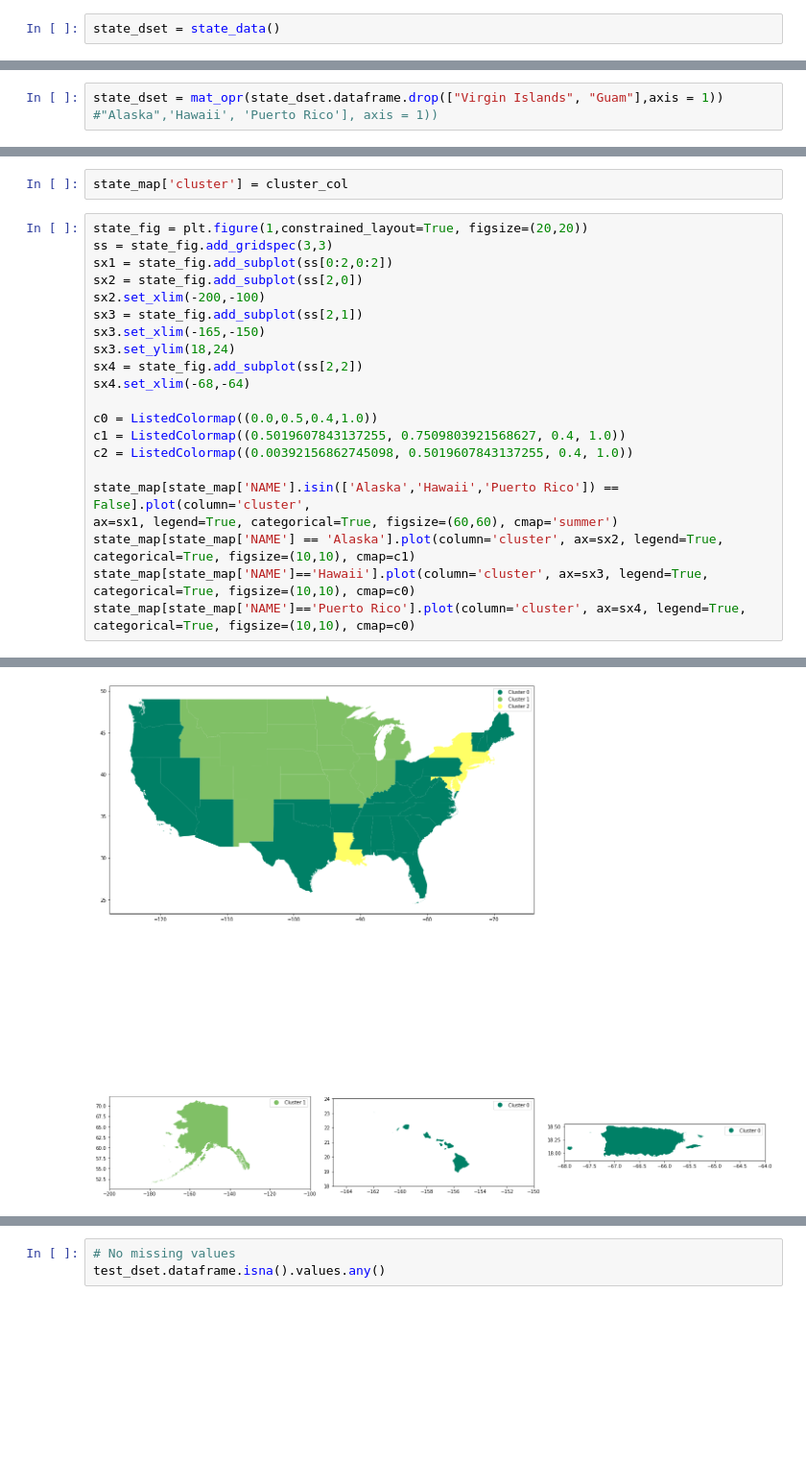
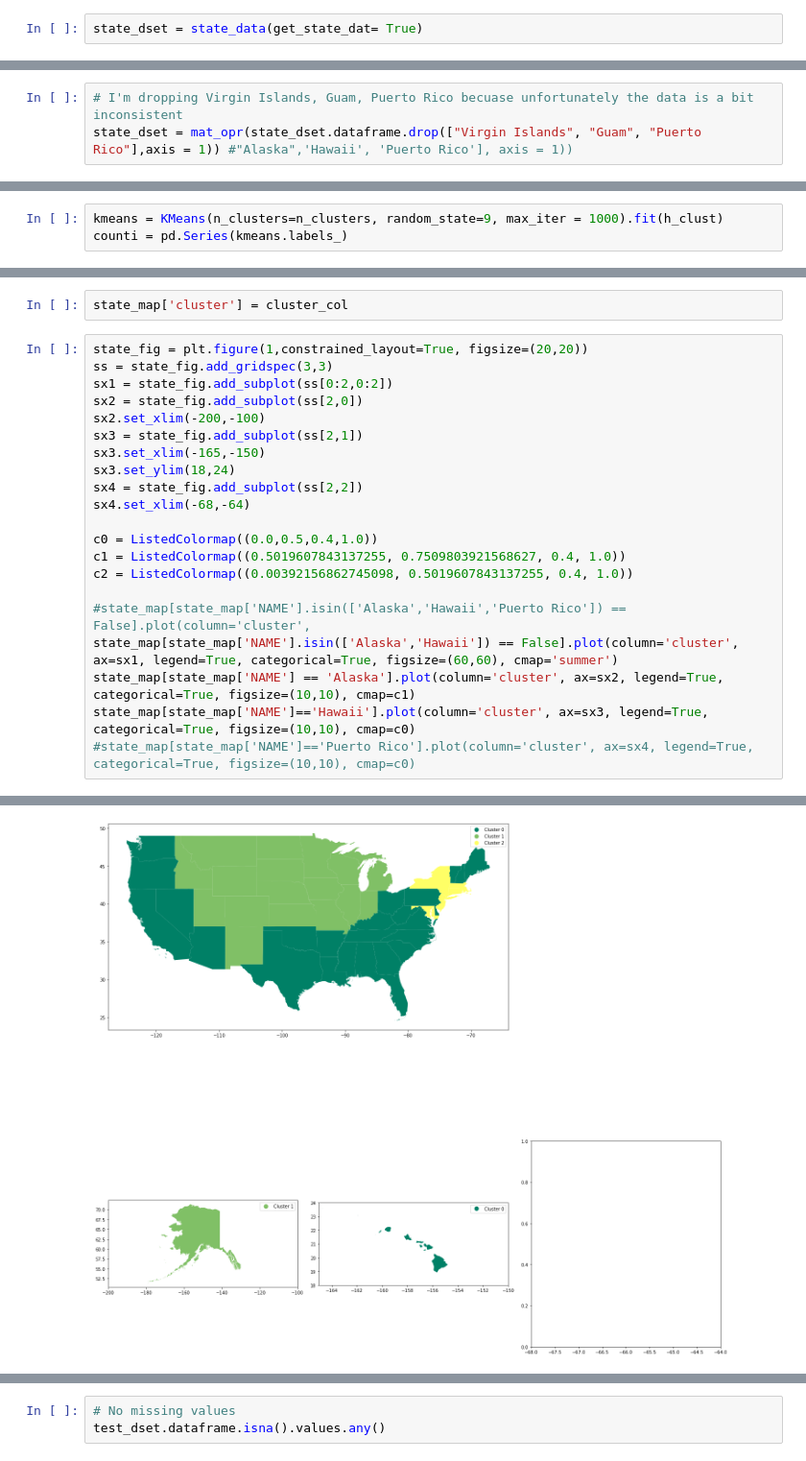
Before and after one commit to kevin-q2/Covid_Diffusion, a Jupyter notebook: analysis/State_Clustering.ipynb, the cells around one changed output, grey strips where cells are left out. Shown at 96% size. Drawn from its saved outputs; the diff is of its cells as text; blank space fills up the shorter version.

```diff
--- a/analysis/State_Clustering.ipynb
+++ b/analysis/State_Clustering.ipynb
@@ -39,4 +39,4 @@ from state_set import state_test_data
 # %% [markdown]
 ### Import data
 # %%
-state_dset = state_data()
+state_dset = state_data(get_state_dat= True)
@@ -45,5 +43,6 @@ C:\Users\kq146\code\covid_college_tracker\Covid_data\state_dataset.csv
 # %%
-state_dset = mat_opr(state_dset.dataframe.drop(["Virgin Islands", "Guam"],axis = 1)) #"Alaska",'Hawaii', 'Puerto Rico'], axis = 1))
+# I'm dropping Virgin Islands, Guam, Puerto Rico becuase unfortunately the data is a bit inconsistent
+state_dset = mat_opr(state_dset.dataframe.drop(["Virgin Islands", "Guam", "Puerto Rico"],axis = 1)) #"Alaska",'Hawaii', 'Puerto Rico'], axis = 1))
 # %% [markdown]
 ### Iso + Normalize
 # %%
@@ -171,0 +174,3 @@ For n_clusters = 5 The average silhouette_score is : 0.32286713030434516
+# %%
+kmeans = KMeans(n_clusters=n_clusters, random_state=9, max_iter = 1000).fit(h_clust)
+counti = pd.Series(kmeans.labels_)
@@ -238,25 +293,26 @@ state_map['cluster'] = cluster_col
 # %%
 state_fig = plt.figure(1,constrained_layout=True, figsize=(20,20))
 ss = state_fig.add_gridspec(3,3)
 sx1 = state_fig.add_subplot(ss[0:2,0:2])
 sx2 = state_fig.add_subplot(ss[2,0])
 sx2.set_xlim(-200,-100)
 sx3 = state_fig.add_subplot(ss[2,1])
 sx3.set_xlim(-165,-150)
 sx3.set_ylim(18,24)
 sx4 = state_fig.add_subplot(ss[2,2])
 sx4.set_xlim(-68,-64)
 
 c0 = ListedColormap((0.0,0.5,0.4,1.0))
 c1 = ListedColormap((0.5019607843137255, 0.7509803921568627, 0.4, 1.0))
 c2 = ListedColormap((0.00392156862745098, 0.5019607843137255, 0.4, 1.0))
 
-state_map[state_map['NAME'].isin(['Alaska','Hawaii','Puerto Rico']) == False].plot(column='cluster',
+#state_map[state_map['NAME'].isin(['Alaska','Hawaii','Puerto Rico']) == False].plot(column='cluster',
+state_map[state_map['NAME'].isin(['Alaska','Hawaii']) == False].plot(column='cluster',
 ax=sx1, legend=True, categorical=True, figsize=(60,60), cmap='summer')
 state_map[state_map['NAME'] == 'Alaska'].plot(column='cluster', ax=sx2, legend=True, categorical=True, figsize=(10,10), cmap=c1)
 state_map[state_map['NAME']=='Hawaii'].plot(column='cluster', ax=sx3, legend=True, categorical=True, figsize=(10,10), cmap=c0)
-state_map[state_map['NAME']=='Puerto Rico'].plot(column='cluster', ax=sx4, legend=True, categorical=True, figsize=(10,10), cmap=c0)
+#state_map[state_map['NAME']=='Puerto Rico'].plot(column='cluster', ax=sx4, legend=True, categorical=True, figsize=(10,10), cmap=c0)
 # %% [output]
 <AxesSubplot:>
-[figure, old version]
+[figure, new version]
 # %% [markdown]
```
Also changed, not shown: parts of 37 cells of this notebook, 1 other file.
